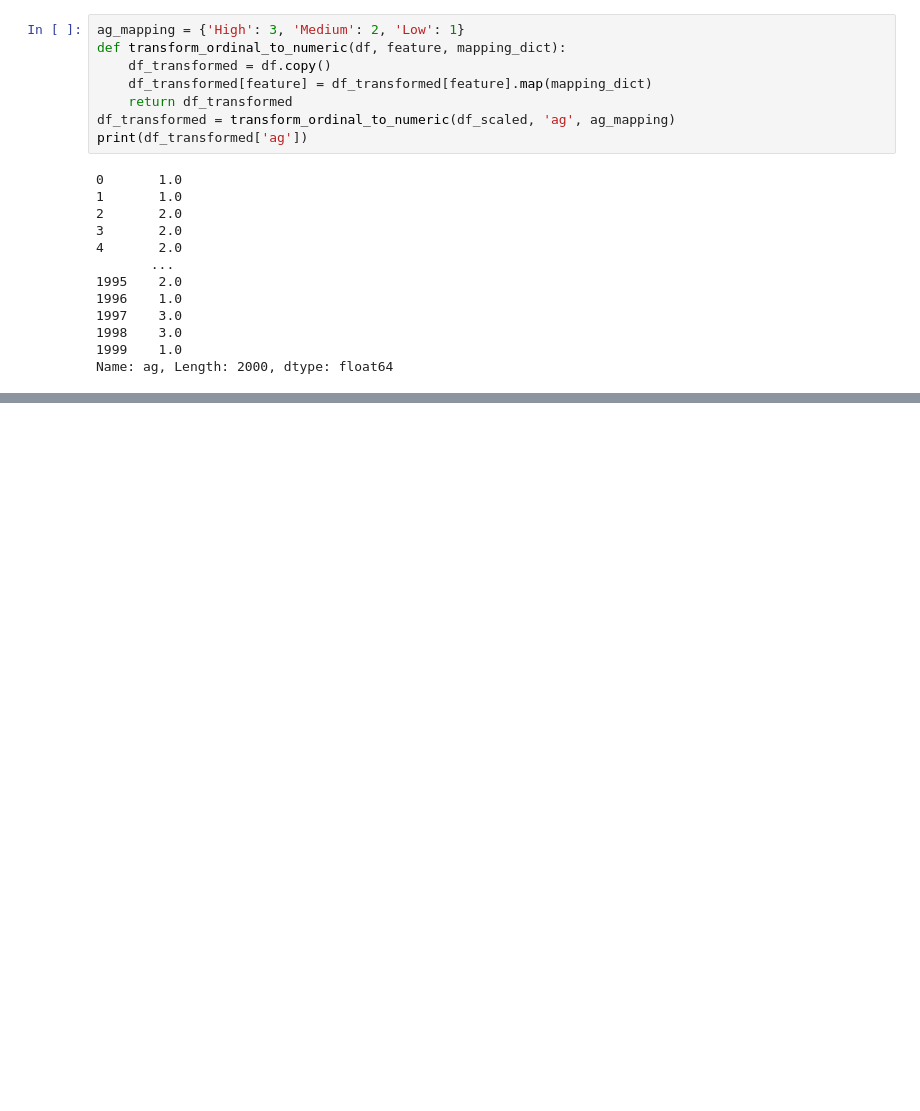
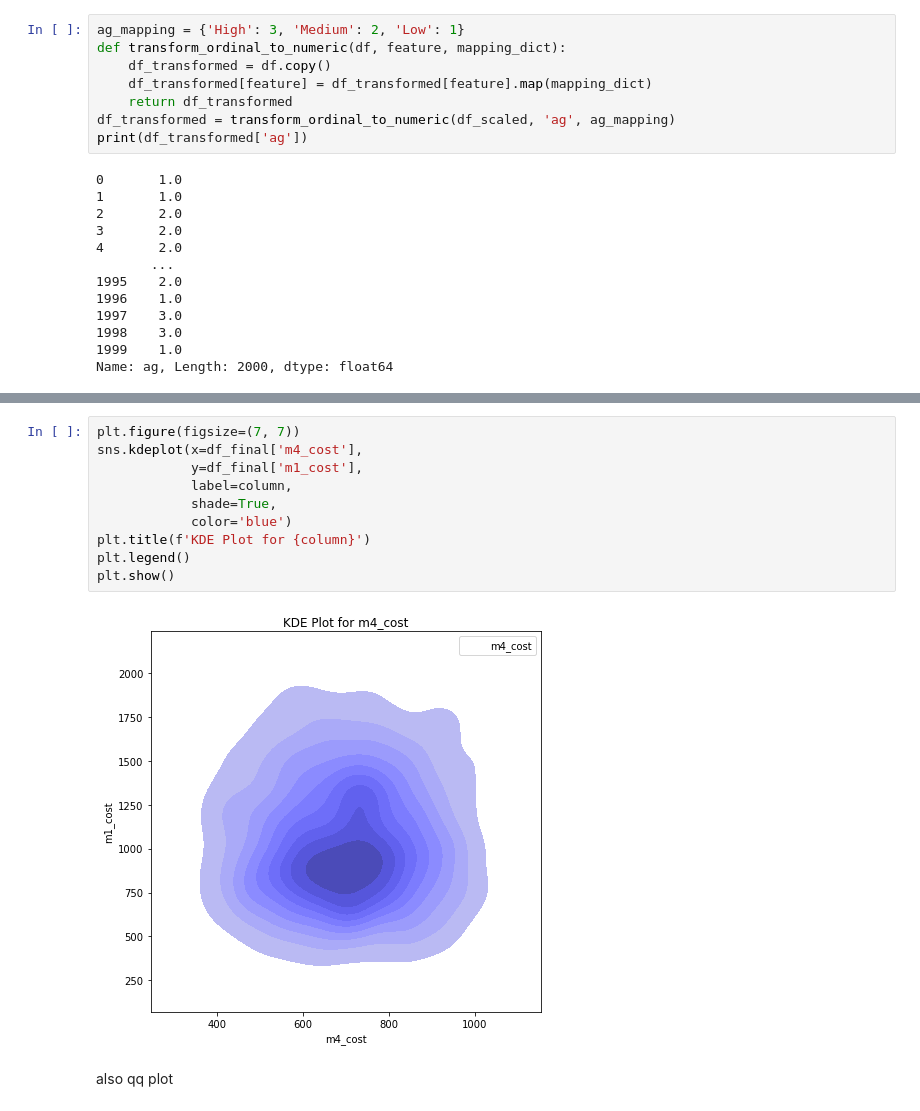
Before and after one commit to lao8n/oxford_classical_machine_learning, a Jupyter notebook: 01 - Feature Engineering/class.ipynb, the cells around one changed output, grey strips where cells are left out. Cells and saved outputs as stored; diff of their text form; blank space fills up the shorter version.

```diff
--- a/01 - Feature Engineering/class.ipynb
+++ b/01 - Feature Engineering/class.ipynb
@@ -413,0 +470,15 @@ Name: ag, Length: 2000, dtype: float64
+# %%
+plt.figure(figsize=(7, 7))
+sns.kdeplot(x=df_final['m4_cost'],
+            y=df_final['m1_cost'],
+            label=column,
+            shade=True,
+            color='blue')
+plt.title(f'KDE Plot for {column}')
+plt.legend()
+plt.show()
+# %% [output]
+[figure, added]
+# %% [markdown]
+also
+qq plot
```
Also changed, not shown: parts of 3 cells of this notebook.
